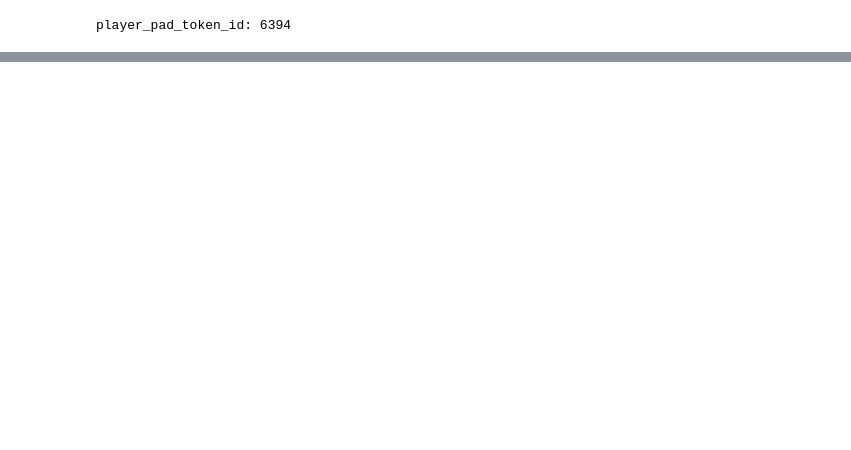
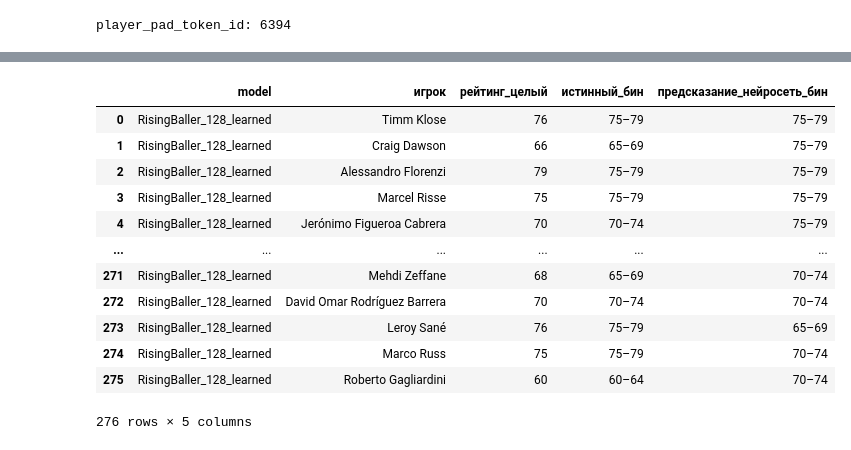
Before and after one commit to GibaDuliya/ML_project-football-, a Jupyter notebook: notebooks/next_year_rating_prediction/finetune_rating_next_year.ipynb, the cells around one changed output, grey strips where cells are left out. Saved outputs shown, nothing was run; the diff lists cells and outputs as text; code cells hidden in the pictures; blank space fills up the shorter version.

```diff
--- a/notebooks/next_year_rating_prediction/finetune_rating_next_year.ipynb
+++ b/notebooks/next_year_rating_prediction/finetune_rating_next_year.ipynb
@@ -209,24 +130,0 @@ Best eval RMSE: 6.541619930501802
-# %%
-# Таблица: игрок — настоящий рейтинг — предсказания всех моделей (нейросеть, AdaBoost, XGBoost)
-# Нейросеть предсказывает нормализованный таргет, поэтому денормализуем обратно.
-head.eval()
-preds_nn = []
-with torch.no_grad():
-    for idx in range(n_train, n):
-        emb = torch.from_numpy(embeddings[idx].copy()).float().unsqueeze(0).unsqueeze(1).to(device)
-        mask = torch.ones(1, 1, dtype=torch.long, device=device)
-        pred_z = head(emb, mask).squeeze().cpu().item()
-        pred = pred_z * Y_STD + Y_MEAN
-        preds_nn.append(pred)
-
-preds_adaboost = model_adaboost.predict(X_eval)
-preds_xgboost = model_xgboost.predict(X_eval)
-
-table = pd.DataFrame({
-    "игрок": player_names[n_train:n],
-    "настоящий_рейтинг": overalls[n_train:n],
-    "предсказание_нейросеть": preds_nn,
-    "предсказание_AdaBoost": preds_adaboost,
-    "предсказание_XGBoost": preds_xgboost,
-})
-table
@@ -246,0 +526,29 @@ table
+# %%
+# Пример: только нейросеть — истинный и предсказанный бин (и целый рейтинг для контекста)
+
+assert example is not None, "example is None: сначала запусти ячейку выше (results_df)"
+
+table = pd.DataFrame(
+    {
+        "model": example["model"],
+        "игрок": example["игрок"],
+        "рейтинг_целый": example["истинный_рейтинг"],
+        "истинный_бин": example["истинный_бин"],
+        "предсказание_нейросеть_бин": example["предсказание_нейросеть_бин"],
+    }
+)
+table
+# %% [output]
+|  | model | игрок | рейтинг_целый | истинный_бин | предсказание_нейросеть_бин |
+| 0 | RisingBaller_128_learned | Timm Klose | 76 | 75–79 | 75–79 |
+| 1 | RisingBaller_128_learned | Craig Dawson | 66 | 65–69 | 75–79 |
+| 2 | RisingBaller_128_learned | Alessandro Florenzi | 79 | 75–79 | 75–79 |
+| 3 | RisingBaller_128_learned | Marcel Risse | 75 | 75–79 | 75–79 |
+| 4 | RisingBaller_128_learned | Jerónimo Figueroa Cabrera | 70 | 70–74 | 75–79 |
+| ... | ... | ... | ... | ... | ... |
+| 271 | RisingBaller_128_learned | Mehdi Zeffane | 68 | 65–69 | 70–74 |
+| 272 | RisingBaller_128_learned | David Omar Rodríguez Barrera | 70 | 70–74 | 70–74 |
+| 273 | RisingBaller_128_learned | Leroy Sané | 76 | 75–79 | 65–69 |
+| 274 | RisingBaller_128_learned | Marco Russ | 75 | 75–79 | 70–74 |
+| 275 | RisingBaller_128_learned | Roberto Gagliardini | 60 | 60–64 | 70–74 |
+276 rows × 5 columns
```
Also changed, not shown: parts of 13 cells of this notebook, 17 other files.
